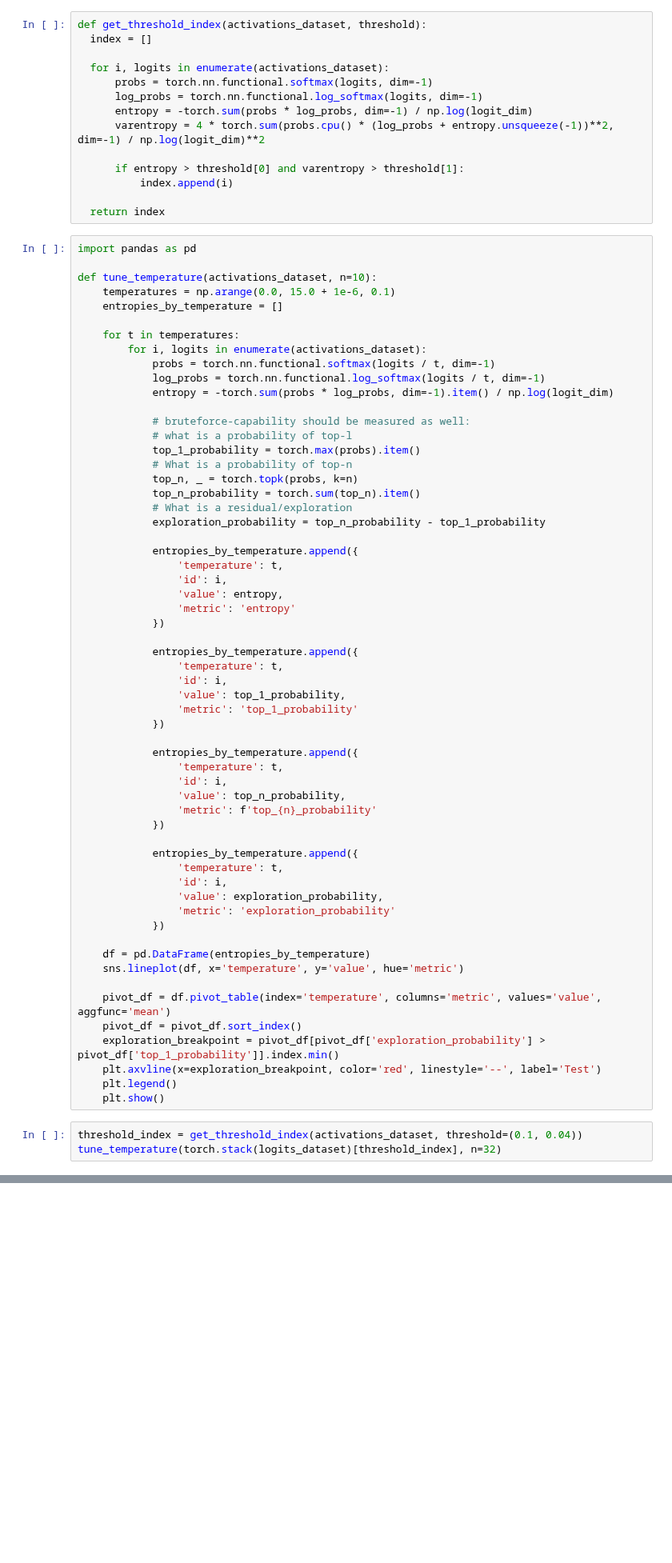
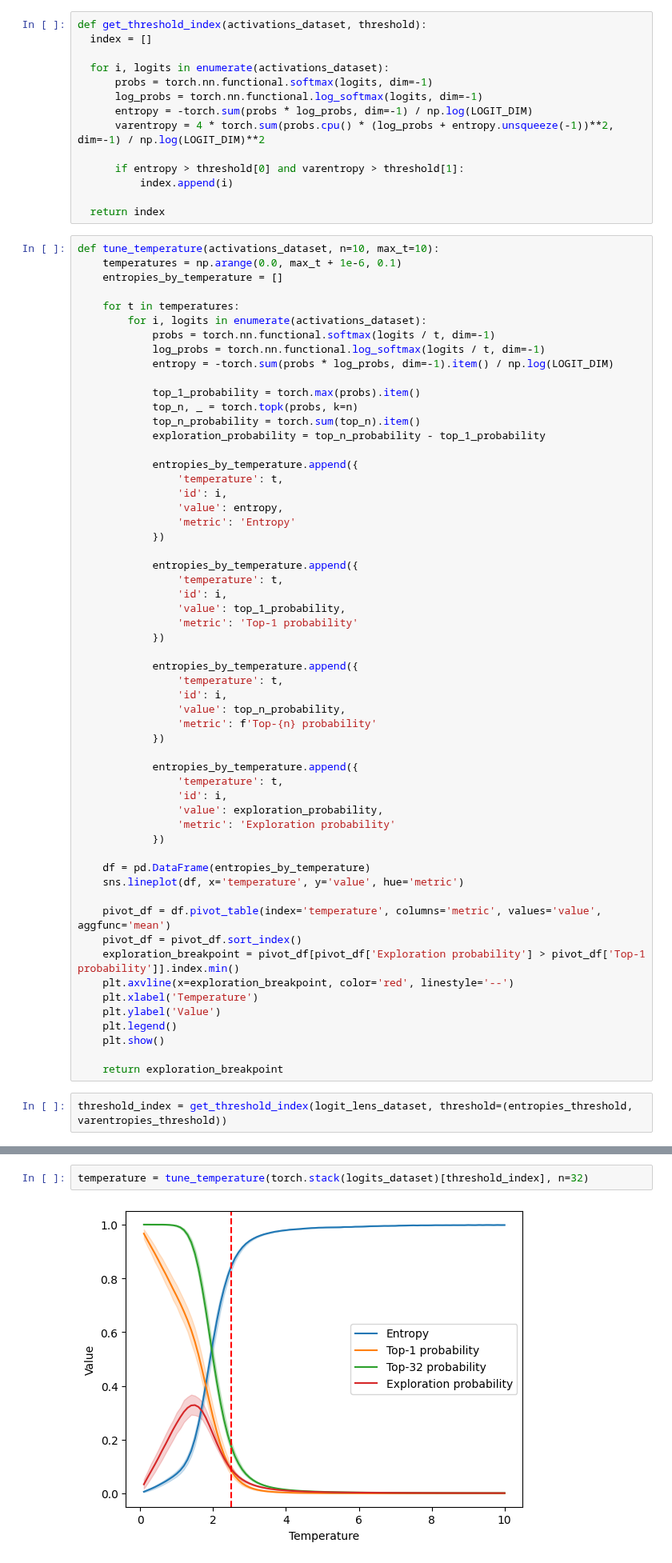
Before and after one commit to Alexiush/fleet, a Jupyter notebook: examples/hyperparameters_test.ipynb, the cells around one changed output, grey strips where cells are left out. Shown at 80% size. Saved outputs shown, nothing was run; the diff lists cells and outputs as text; blank space fills up the shorter version.

```diff
--- a/examples/hyperparameters_test.ipynb
+++ b/examples/hyperparameters_test.ipynb
@@ -336,61 +541,55 @@ def get_threshold_index(activations_dataset, threshold):
   for i, logits in enumerate(activations_dataset):
       probs = torch.nn.functional.softmax(logits, dim=-1)
       log_probs = torch.nn.functional.log_softmax(logits, dim=-1)
-      entropy = -torch.sum(probs * log_probs, dim=-1) / np.log(logit_dim)
-      varentropy = 4 * torch.sum(probs.cpu() * (log_probs + entropy.unsqueeze(-1))**2, dim=-1) / np.log(logit_dim)**2
+      entropy = -torch.sum(probs * log_probs, dim=-1) / np.log(LOGIT_DIM)
+      varentropy = 4 * torch.sum(probs.cpu() * (log_probs + entropy.unsqueeze(-1))**2, dim=-1) / np.log(LOGIT_DIM)**2
 
       if entropy > threshold[0] and varentropy > threshold[1]:
           index.append(i)
 
   return index
 # %%
-import pandas as pd
-
-def tune_temperature(activations_dataset, n=10):
-    temperatures = np.arange(0.0, 15.0 + 1e-6, 0.1)
+def tune_temperature(activations_dataset, n=10, max_t=10):
+    temperatures = np.arange(0.0, max_t + 1e-6, 0.1)
     entropies_by_temperature = []
 
     for t in temperatures:
         for i, logits in enumerate(activations_dataset):
             probs = torch.nn.functional.softmax(logits / t, dim=-1)
             log_probs = torch.nn.functional.log_softmax(logits / t, dim=-1)
-            entropy = -torch.sum(probs * log_probs, dim=-1).item() / np.log(logit_dim)
+            entropy = -torch.sum(probs * log_probs, dim=-1).item() / np.log(LOGIT_DIM)
 
-            # bruteforce-capability should be measured as well:
-            # what is a probability of top-l
             top_1_probability = torch.max(probs).item()
-            # What is a probability of top-n
             top_n, _ = torch.topk(probs, k=n)
             top_n_probability = torch.sum(top_n).item()
-            # What is a residual/exploration
             exploration_probability = top_n_probability - top_1_probability
 
             entropies_by_temperature.append({
                 'temperature': t,
                 'id': i,
                 'value': entropy,
-                'metric': 'entropy'
+                'metric': 'Entropy'
             })
 
             entropies_by_temperature.append({
                 'temperature': t,
                 'id': i,
                 'value': top_1_probability,
-                'metric': 'top_1_probability'
+                'metric': 'Top-1 probability'
             })
 
             entropies_by_temperature.append({
                 'temperature': t,
                 'id': i,
                 'value': top_n_probability,
-                'metric': f'top_{n}_probability'
+                'metric': f'Top-{n} probability'
             })
 
             entropies_by_temperature.append({
                 'temperature': t,
                 'id': i,
                 'value': exploration_probability,
-                'metric': 'exploration_probability'
+                'metric': 'Exploration probability'
             })
 
     df = pd.DataFrame(entropies_by_temperature)
@@ -398,10 +597,13 @@ def tune_temperature(activations_dataset, n=10):
 
     pivot_df = df.pivot_table(index='temperature', columns='metric', values='value', aggfunc='mean')
     pivot_df = pivot_df.sort_index()
-    exploration_breakpoint = pivot_df[pivot_df['exploration_probability'] > pivot_df['top_1_probability']].index.min()
-    plt.axvline(x=exploration_breakpoint, color='red', linestyle='--', label='Test')
+    exploration_breakpoint = pivot_df[pivot_df['Exploration probability'] > pivot_df['Top-1 probability']].index.min()
+    plt.axvline(x=exploration_breakpoint, color='red', linestyle='--')
+    plt.xlabel('Temperature')
+    plt.ylabel('Value')
     plt.legend()
     plt.show()
+
+    return exploration_breakpoint
 # %%
-threshold_index = get_threshold_index(activations_dataset, threshold=(0.1, 0.04))
-tune_temperature(torch.stack(logits_dataset)[threshold_index], n=32)
+threshold_index = get_threshold_index(logit_lens_dataset, threshold=(entropies_threshold, varentropies_threshold))
@@ -410 +612,5 @@ Well, it looks like Gemma is pretty confident in its picks. It is usually advise
+# %%
+temperature = tune_temperature(torch.stack(logits_dataset)[threshold_index], n=32)
+# %% [output]
+[figure, added]
 # %%
```
Also changed, not shown: parts of 33 cells of this notebook, 8 other files.
